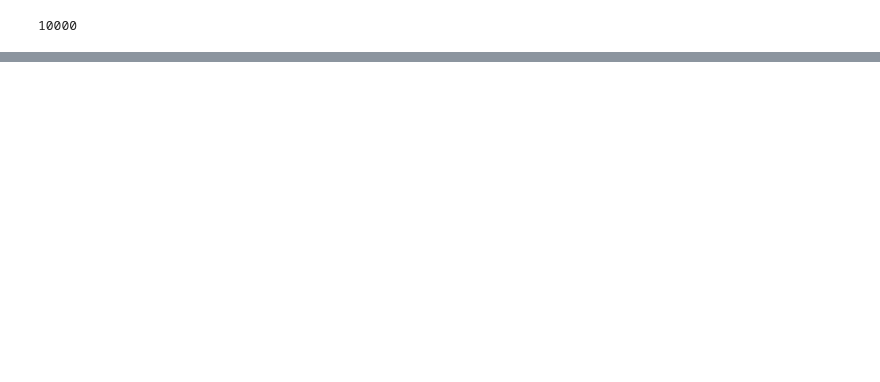
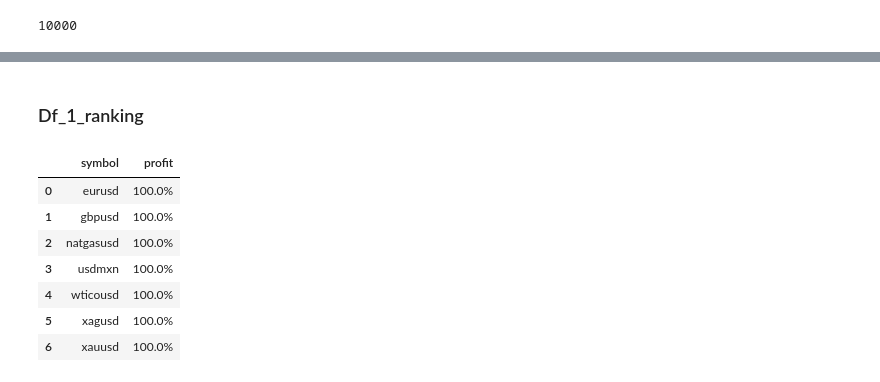
Before and after one commit to luisangelrp97/LAB_2_LARP, a Jupyter notebook: funciones.ipynb, the cells around one changed output, grey strips where cells are left out. Cells and saved outputs as stored; diff of their text form; code cells hidden in the pictures; blank space fills up the shorter version.

```diff
--- a/funciones.ipynb
+++ b/funciones.ipynb
@@ -212,0 +224,25 @@ print(LoseS)
+# %% [markdown]
+### Df_1_ranking
+# %%
+efec = df_archivo[['item','profit']]
+count_movi = efec.groupby('item').count()
+count_posit = efec[efec['profit'] > 0].groupby([efec['item']])
+count_posit = count_posit.count()
+Efectividad = ((count_posit['profit'] / count_movi['profit'] ) * 100).round(4)
+Efectividad = pd.DataFrame(Efectividad)
+Porcentaje  = [str(l) + "%" for l in Efectividad.profit]
+Efectividad.profit = Porcentaje
+Ratio_efect = pd.DataFrame(Porcentaje)
+Efectividad.rename(columns = {'profit':'rank'})
+New = Efectividad.reset_index()
+df_tabla_ranking = New.rename(columns={'item':'symbol'})
+df_tabla_ranking
+# %% [output]
+|  | symbol | profit |
+| 0 | eurusd | 100.0% |
+| 1 | gbpusd | 100.0% |
+| 2 | natgasusd | 100.0% |
+| 3 | usdmxn | 100.0% |
+| 4 | wticousd | 100.0% |
+| 5 | xagusd | 100.0% |
+| 6 | xauusd | 100.0% |
```
Also changed, not shown: parts of 21 cells of this notebook.
